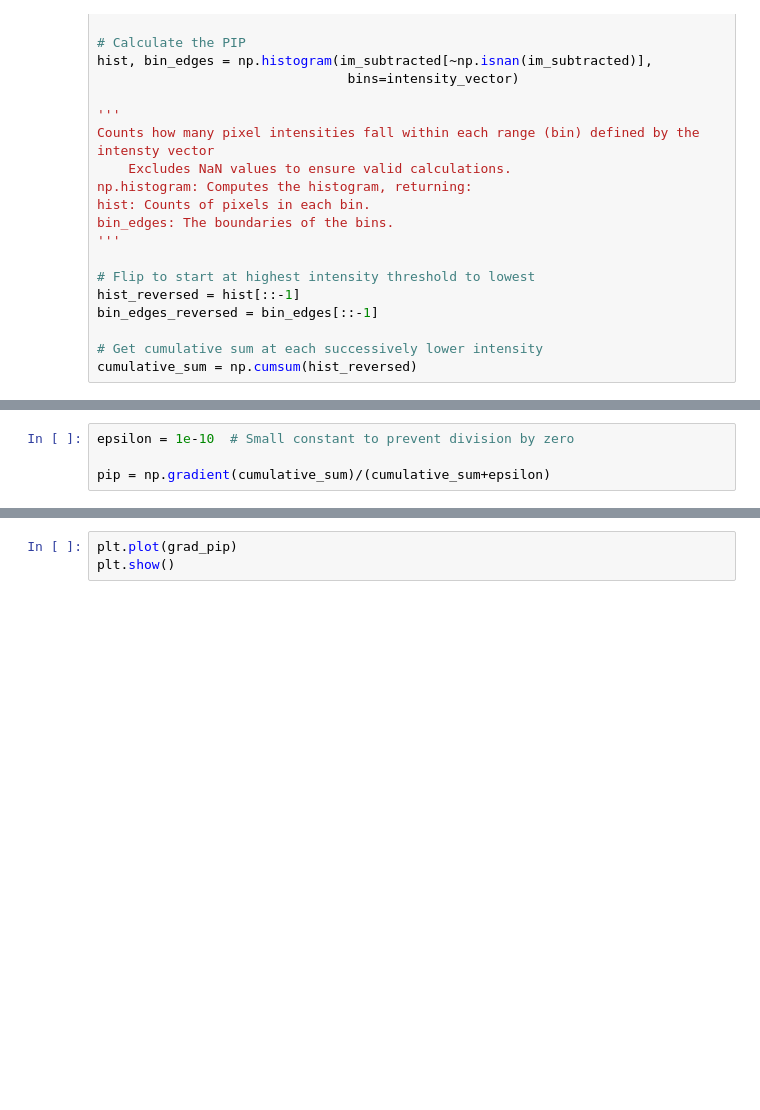
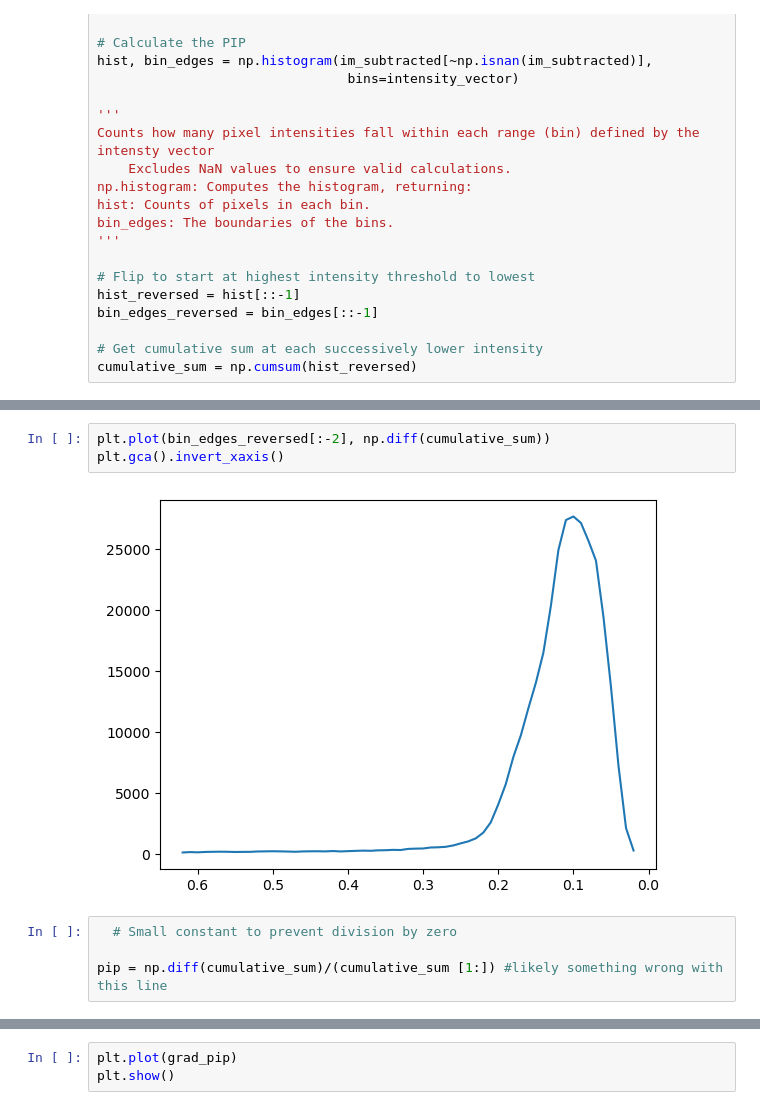
Before and after one commit to irene146/whitecaps, a Jupyter notebook: test.ipynb, the cells around one changed output, grey strips where cells are left out. Drawn from its saved outputs; the diff is of its cells as text; blank space fills up the shorter version.

```diff
--- a/test.ipynb
+++ b/test.ipynb
@@ -107,4 +154,9 @@ plt.show()
+# %%
+plt.plot(bin_edges_reversed[:-2], np.diff(cumulative_sum))
+plt.gca().invert_xaxis()
+# %% [output]
+[figure, added]
 # %%
-epsilon = 1e-10  # Small constant to prevent division by zero
+  # Small constant to prevent division by zero
 
-pip = np.gradient(cumulative_sum)/(cumulative_sum+epsilon)
+pip = np.diff(cumulative_sum)/(cumulative_sum [1:]) #likely something wrong with this line
```
Also changed, not shown: parts of 18 cells of this notebook.
